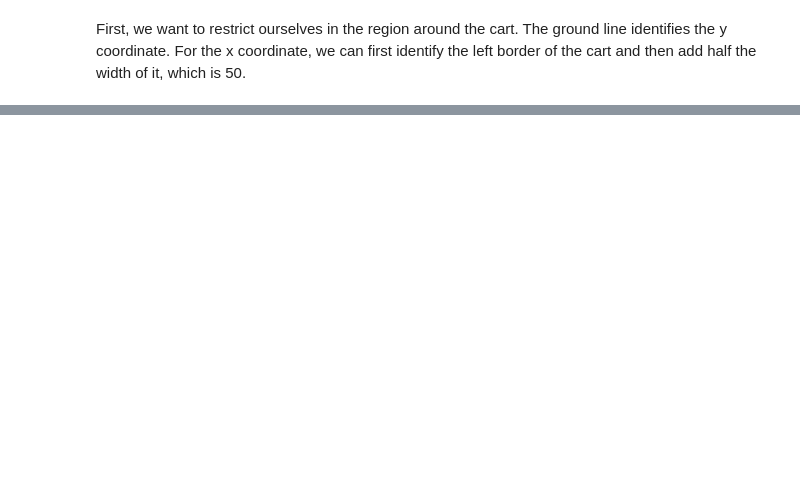
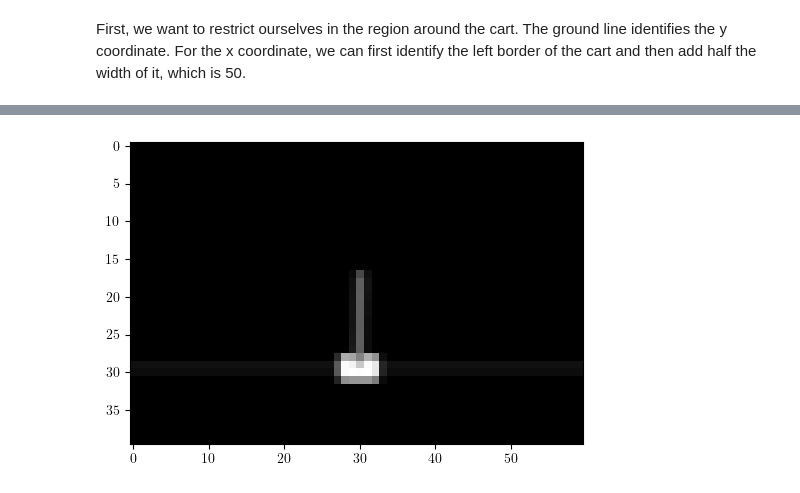
Before and after one commit to rossetl/NNDL, a Jupyter notebook: Homework3/Homework.ipynb, the cells around one changed output, grey strips where cells are left out. Drawn from its saved outputs; the diff is of its cells as text; code cells hidden in the pictures; blank space fills up the shorter version.

```diff
--- a/Homework3/Homework.ipynb
+++ b/Homework3/Homework.ipynb
@@ -337,0 +448,15 @@ class DQN(nn.Module):
+# %%
+# Initialize the Gym environment
+env = gym.make('CartPole-v1')
+env.seed(0) # Set a random seed for the environment (reproducible results)
+
+# This is for creating the output video in Colab, not required outside Colab
+env = wrap_env(env, video_callable=lambda episode_id: episode_id % 100 == 0) # Save a video every 100 episodes
+env.reset()
+state = []
+for i in range(3):
+    rnd_action = np.random.randint(0, 2)
+    env.step(rnd_action)
+    state.append(resize(env.render(mode='rgb_array')).unsqueeze(0))
+state = torch.cat(state, 0)
+env.close()
@@ -337,0 +469,64 @@ class DQN(nn.Module):
+# %%
+# Initialize the Gym environment
+env = gym.make('CartPole-v1')
+env.seed(0) # Set a random seed for the environment (reproducible results)
+env.reset()
+
+# This is for creating the output video in Colab, not required outside Colab
+#env = wrap_env(env, video_callable=lambda episode_id: episode_id % 100 == 0) # Save a video every 100 episodes
+
+episode_scores = []
+
+episode_num = 0
+tau = exploration_profile[0]
+
+# Reset the environment and get the initial state
+state = env.reset()
+img0 = env.render(mode='rgb_array')
+print(state)
+plt.figure(dpi=100)
+plt.imshow(resize(img0), cmap='Greys')
+# Reset the score. The final score will be the total amount of steps before the pole falls
+score = 0
+done = False
+ # Go on until the pole falls off
+#while not done:
+   # Choose the action following the policy
+action, q_values = choose_action_softmax(policy_net, state, temperature=tau, device=device)
+print(action)
+
+  # Apply the action and get the next state, the reward and a flag "done" that is True if the game is ended
+for i in range(10):
+    next_state, reward, done, info = env.step(1)
+img1 = env.render(mode='rgb_array')
+plt.figure(dpi=100)
+plt.imshow(resize(img1), cmap='Greys')
+  # We apply a (linear) penalty when the cart is far from center
+#  pos_weight = 1
+#  reward = reward - pos_weight * np.abs(state[0])
+   # Update the final score (+1 for each step)
+#  score += 1
+  # Apply penalty for bad state
+#  if done: # if the pole has fallen down
+#      reward += bad_state_penalty
+#      next_state = None
+   # Update the replay memory
+#  replay_mem.push(state, action, next_state, reward)
+   # Update the network
+#  if len(replay_mem) > min_samples_for_training: # we enable the training only if we have enough samples in the replay memory, otherwise the training will use the same samples too often
+#      update_step(policy_net, target_net, replay_mem, gamma, optimizer, loss_fn, batch_size, device)
+   # Visually render the environment (disable to speed up the training)
+#  env.render()
+   # Set the current state for the next iteration
+#  state = next_state
+
+# Update the target network every target_net_update_steps episodes
+#if episode_num % target_net_update_steps == 0:
+#    print('Updating target network...')
+#    target_net.load_state_dict(policy_net.state_dict()) # This will copy the weights of the policy network to the target network
+ # Print the final score
+#print(f"EPISODE: {episode_num + 1} - FINAL SCORE: {score} - Temperature: {tau}") # Print the final score
+#episode_scores.append(score)
+
+env.close()
+# %% [output]
@@ -337,0 +535 @@ class DQN(nn.Module):
+[figure, added]
```
Also changed, not shown: parts of 14 cells of this notebook, 1 other file.
